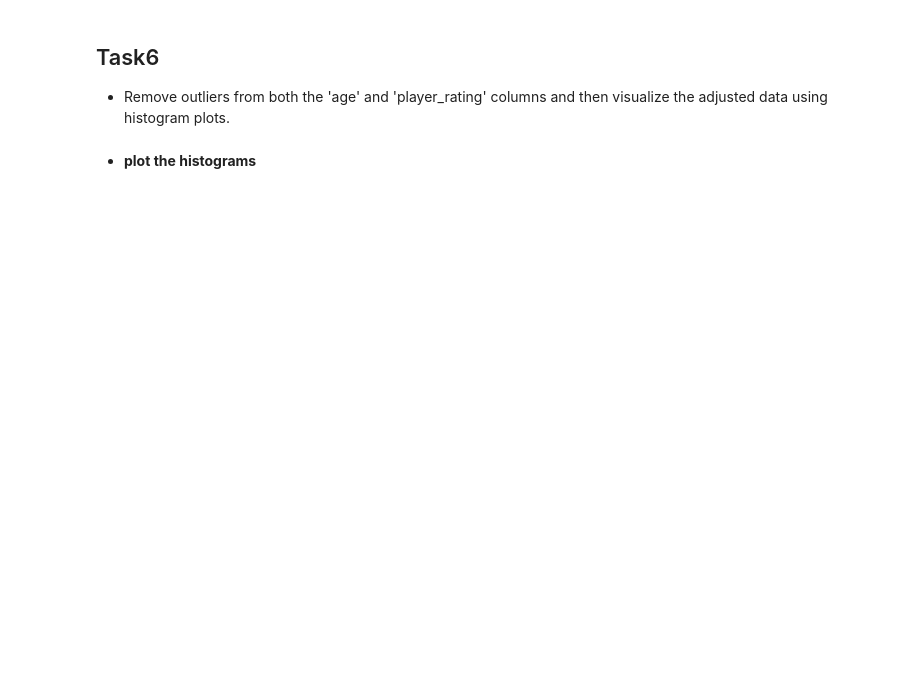
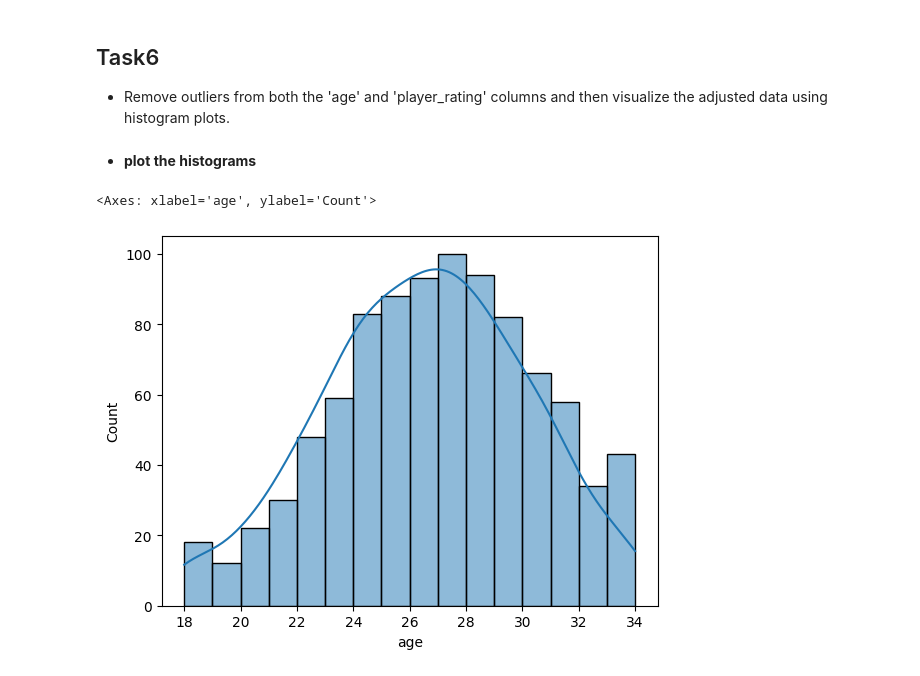
Before and after one commit to MLAI-learn/exercise, a Jupyter notebook: MATHS AND STATS FOR AI/MathsnStats_Exercise4/sports_league_outliers_detection.ipynb, the cells around one changed output. Drawn from its saved outputs; the diff is of its cells as text; code cells hidden in the pictures; blank space fills up the shorter version.

```diff
--- a/MATHS AND STATS FOR AI/MathsnStats_Exercise4/sports_league_outliers_detection.ipynb
+++ b/MATHS AND STATS FOR AI/MathsnStats_Exercise4/sports_league_outliers_detection.ipynb
@@ -57,5 +211,30 @@ Create histogram with Kernel Density Estimation (KDE) plots for both the 'age' a
 ## Task6
 
 -  Remove outliers from both the 'age' and 'player_rating' columns and then visualize the adjusted data using histogram plots.
+# %%
+#1.remove outliers for age
+
+mean = int(df['age'].mean())
+std = int(df['age'].std())
+
+lower = mean - 3*std
+upper = mean + 3*std
+
+df = df[(df.age>lower)&(df.age<upper)]
+
+
+#2.remove outliers for player_rating
+mean = round(df['player_rating'].mean(),1)
+std = round(df['player_rating'].std(), 1)
+
+lower = mean - 3*std
+upper = mean + 3*std
+
+df = df[(df.player_rating>lower)&(df.player_rating<upper)]
 # %% [markdown]
 - **plot the histograms**
+# %%
+sns.histplot(df.age, kde=True)
+# %% [output]
+<Axes: xlabel='age', ylabel='Count'>
+[figure, added]
```
Also changed, not shown: parts of 9 cells of this notebook, 1 other file.
